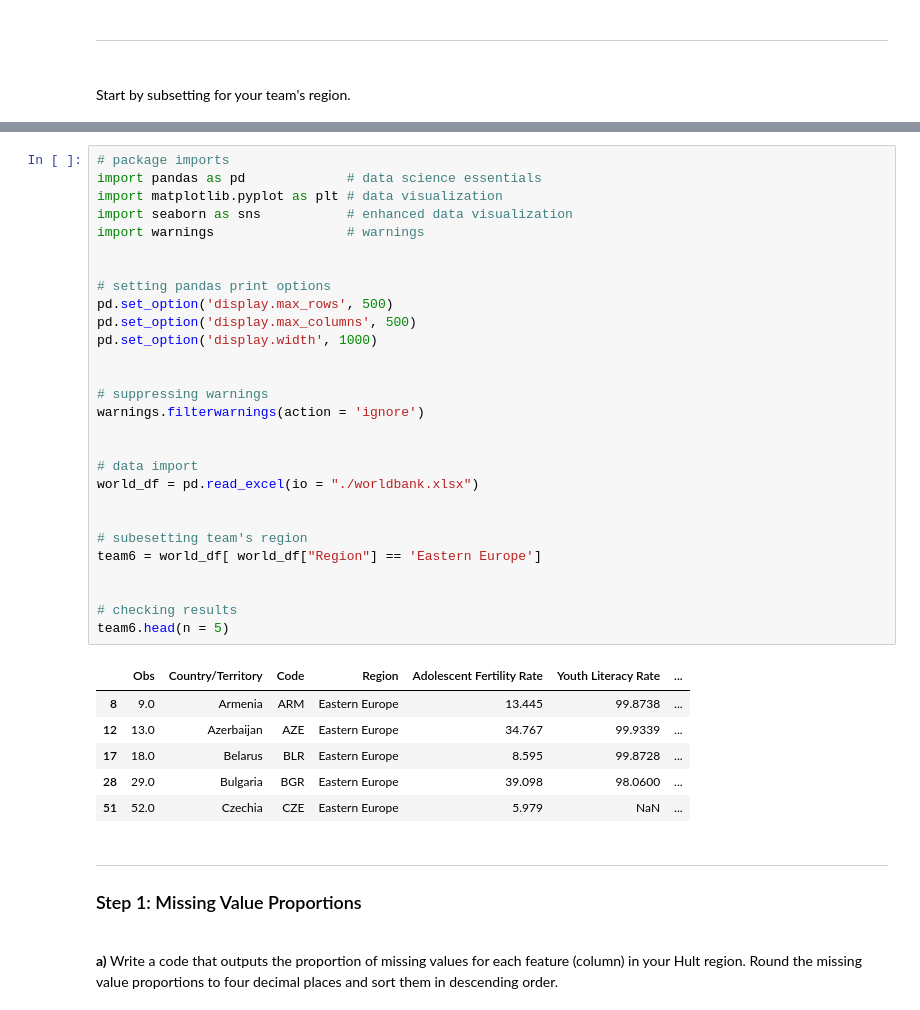
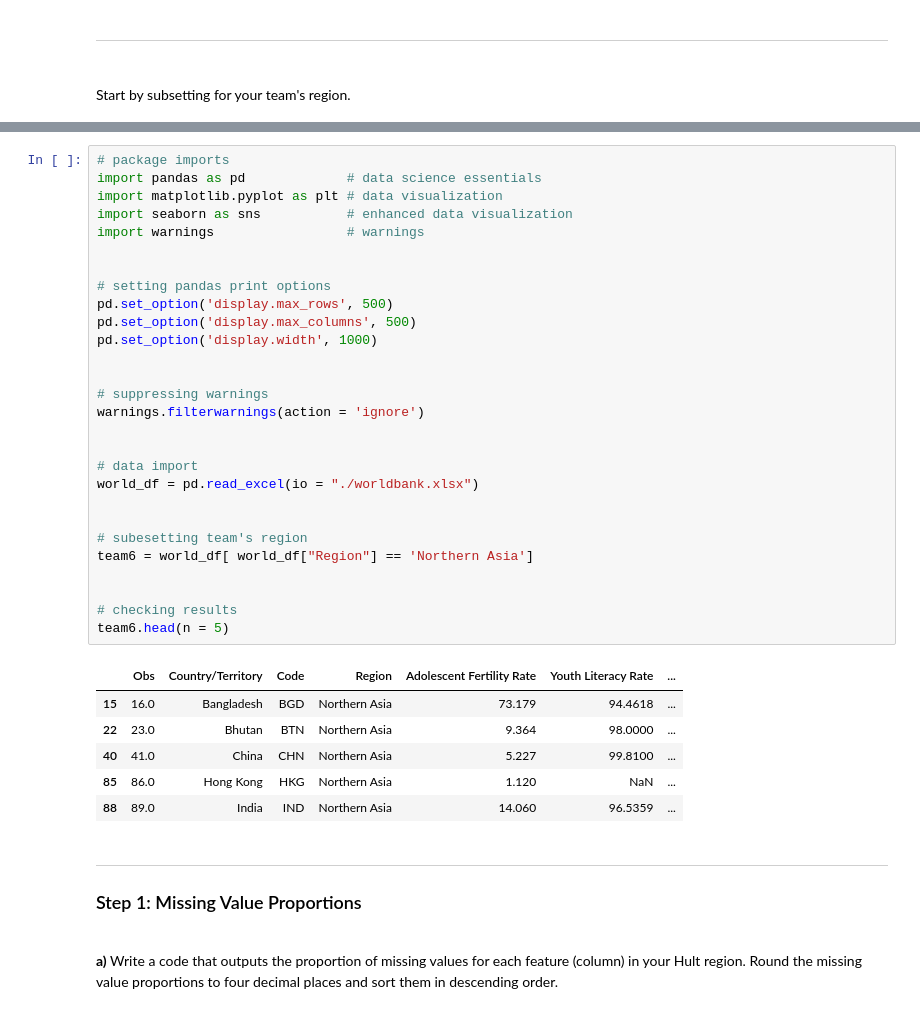
Before and after one commit to TichaonaDamis/Missing-Value-Analysis-and-Imputation-using-Python, a Jupyter notebook: Template - Missing Value Analysis and Imputation (1).ipynb, the cells around one changed output, grey strips where cells are left out. Saved outputs shown, nothing was run; the diff lists cells and outputs as text.

```diff
--- a/Template - Missing Value Analysis and Imputation (1).ipynb
+++ b/Template - Missing Value Analysis and Imputation (1).ipynb
@@ -37,38 +38,38 @@ Current working directory changed to: /content/Missing-Value-Analysis-and-Imputa
 # %%
 # package imports
 import pandas as pd             # data science essentials
 import matplotlib.pyplot as plt # data visualization
 import seaborn as sns           # enhanced data visualization
 import warnings                 # warnings
 
 
 # setting pandas print options
 pd.set_option('display.max_rows', 500)
 pd.set_option('display.max_columns', 500)
 pd.set_option('display.width', 1000)
 
 
 # suppressing warnings
 warnings.filterwarnings(action = 'ignore')
 
 
 # data import
 world_df = pd.read_excel(io = "./worldbank.xlsx")
 
 
 # subesetting team's region
-team6 = world_df[ world_df["Region"] == 'Eastern Europe']
+team6 = world_df[ world_df["Region"] == 'Northern Asia']
 
 
 # checking results
 team6.head(n = 5)
 # %% [output]
 |  | Obs | Country/Territory | Code | Region | Adolescent Fertility Rate | Youth Literacy Rate | ... |
-| 8 | 9.0 | Armenia | ARM | Eastern Europe | 13.445 | 99.8738 | ... |
-| 12 | 13.0 | Azerbaijan | AZE | Eastern Europe | 34.767 | 99.9339 | ... |
-| 17 | 18.0 | Belarus | BLR | Eastern Europe | 8.595 | 99.8728 | ... |
-| 28 | 29.0 | Bulgaria | BGR | Eastern Europe | 39.098 | 98.0600 | ... |
-| 51 | 52.0 | Czechia | CZE | Eastern Europe | 5.979 | NaN | ... |
+| 15 | 16.0 | Bangladesh | BGD | Northern Asia | 73.179 | 94.4618 | ... |
+| 22 | 23.0 | Bhutan | BTN | Northern Asia | 9.364 | 98.0000 | ... |
+| 40 | 41.0 | China | CHN | Northern Asia | 5.227 | 99.8100 | ... |
+| 85 | 86.0 | Hong Kong | HKG | Northern Asia | 1.120 | NaN | ... |
+| 88 | 89.0 | India | IND | Northern Asia | 14.060 | 96.5359 | ... |
 # %% [markdown]
 <hr style="height:.9px;border:none;color:#333;background-color:#333;" />
 
```
Also changed, not shown: parts of 13 cells of this notebook.
